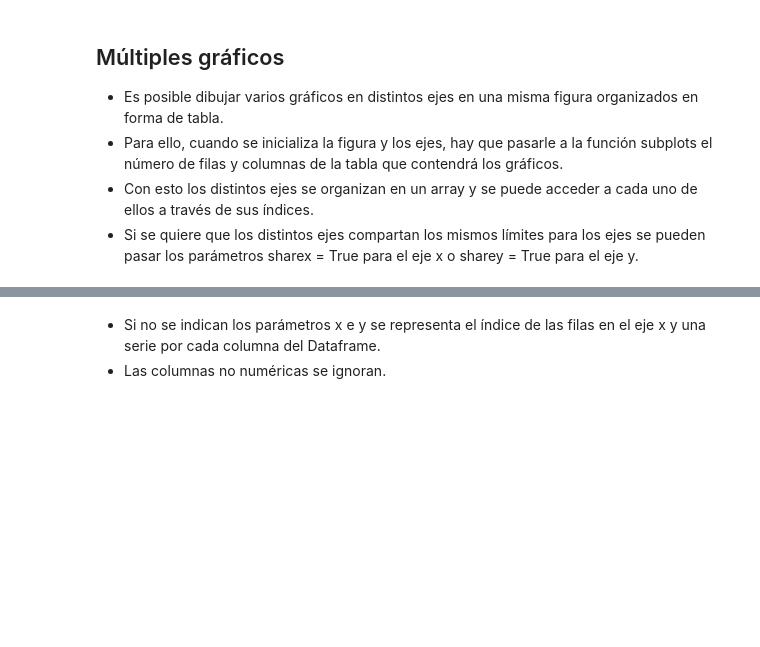
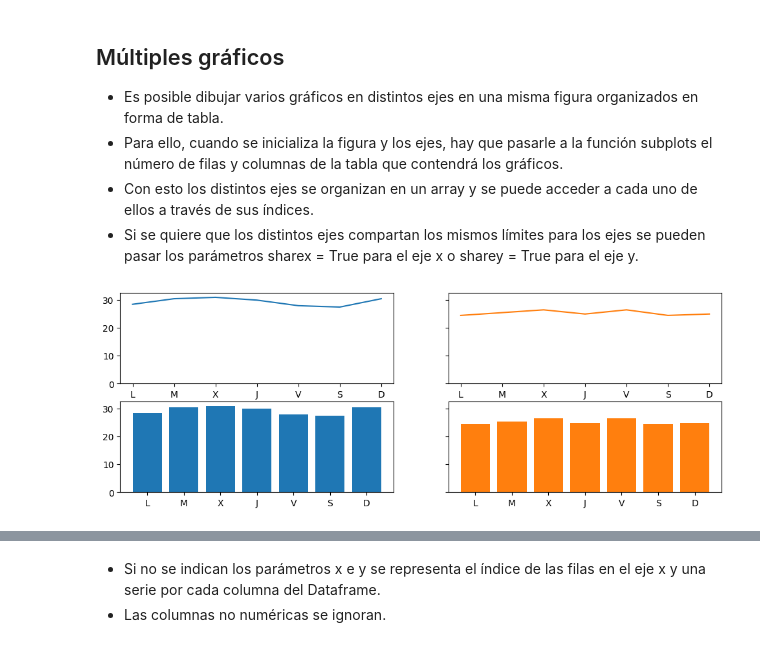
Before and after one commit to ricardoahumada/DataScienceBasics, a Jupyter notebook: visualizacion/01.matplotlib.ipynb, the cells around one changed output, grey strips where cells are left out. Drawn from its saved outputs; the diff is of its cells as text; code cells hidden in the pictures; blank space fills up the shorter version.

```diff
--- a/visualizacion/01.matplotlib.ipynb
+++ b/visualizacion/01.matplotlib.ipynb
@@ -267,14 +307,16 @@ plt.show()
 - Con esto los distintos ejes se organizan en un array y se puede acceder a cada uno de ellos a través de sus índices.
 - Si se quiere que los distintos ejes compartan los mismos límites para los ejes se pueden pasar los parámetros sharex = True para el eje x o sharey = True para el eje y.
 # %%
-fig, ax = plt.subplots(2, 2, sharey = True)
+fig, ax = plt.subplots(2, 2, sharey = True, figsize=(12,4))
 dias = ['L', 'M', 'X', 'J', 'V', 'S', 'D']
 temperaturas = {'Madrid':[28.5, 30.5, 31, 30, 28, 27.5, 30.5], 'Barcelona':[24.5, 25.5, 26.5, 25, 26.5, 24.5, 25]}
 ax[0, 0].plot(dias, temperaturas['Madrid'])
 ax[0, 1].plot(dias, temperaturas['Barcelona'], color = 'tab:orange')
 ax[1, 0].bar(dias, temperaturas['Madrid'])
 ax[1, 1].bar(dias, temperaturas['Barcelona'], color = 'tab:orange')
 plt.show()
+# %% [output]
+[figure, added]
 # %% [markdown]
 ## Integración con Pandas
 Matplotlib se integra a la perfección con la librería Pandas, permitiendo dibujar gráficos a partir de los datos de las series y DataFrames de Pandas.
```
Also changed, not shown: parts of 24 cells of this notebook, 1 other file.
